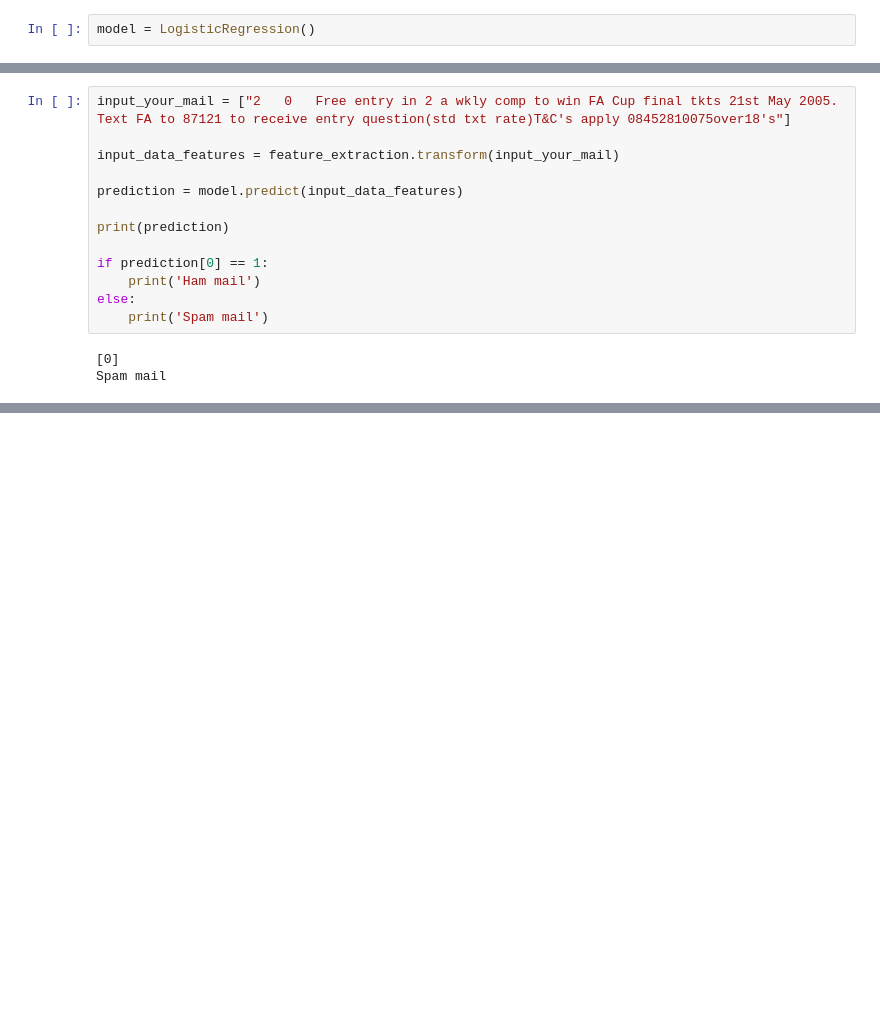
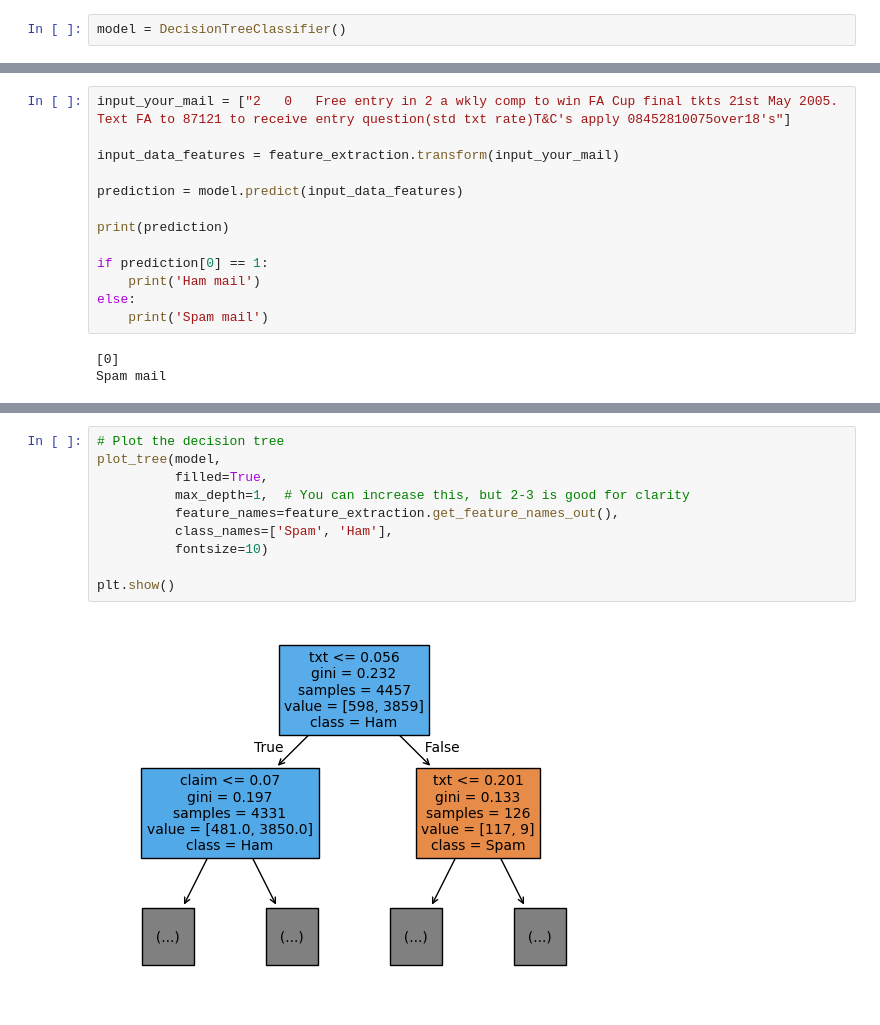
Before and after one commit to biykipkiruiryan/Email-Spam-Detection, a Jupyter notebook: emailclassifier.ipynb, the cells around one changed output, grey strips where cells are left out. Cells and saved outputs as stored; diff of their text form; blank space fills up the shorter version.

```diff
--- a/emailclassifier.ipynb
+++ b/emailclassifier.ipynb
@@ -154,7 +156,7 @@ print(X_train_features)
   (4456, 6078)  0.4654515925066416
   (4456, 4518)  0.5364209818026567
 # %%
-model = LogisticRegression()
+model = DecisionTreeClassifier()
 # %%
 model.fit(X_train_features,Y_train)
 # %% [output]
@@ -191,0 +200,12 @@ Spam mail
+# %%
+# Plot the decision tree
+plot_tree(model,
+          filled=True,
+          max_depth=1,  # You can increase this, but 2-3 is good for clarity
+          feature_names=feature_extraction.get_feature_names_out(),
+          class_names=['Spam', 'Ham'],
+          fontsize=10)
+
+plt.show()
+# %% [output]
+[figure, added]
```
Also changed, not shown: parts of 4 cells of this notebook.
